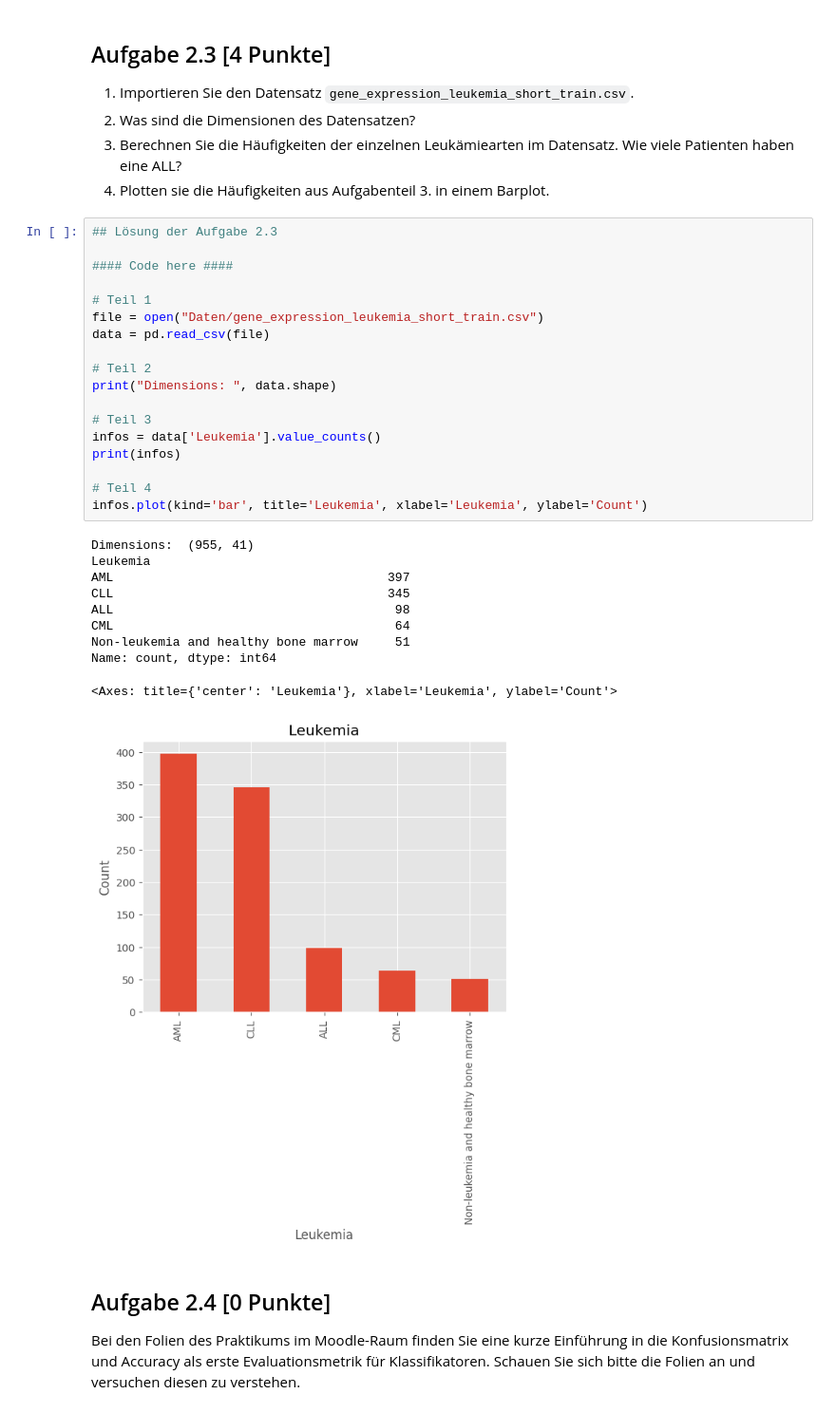
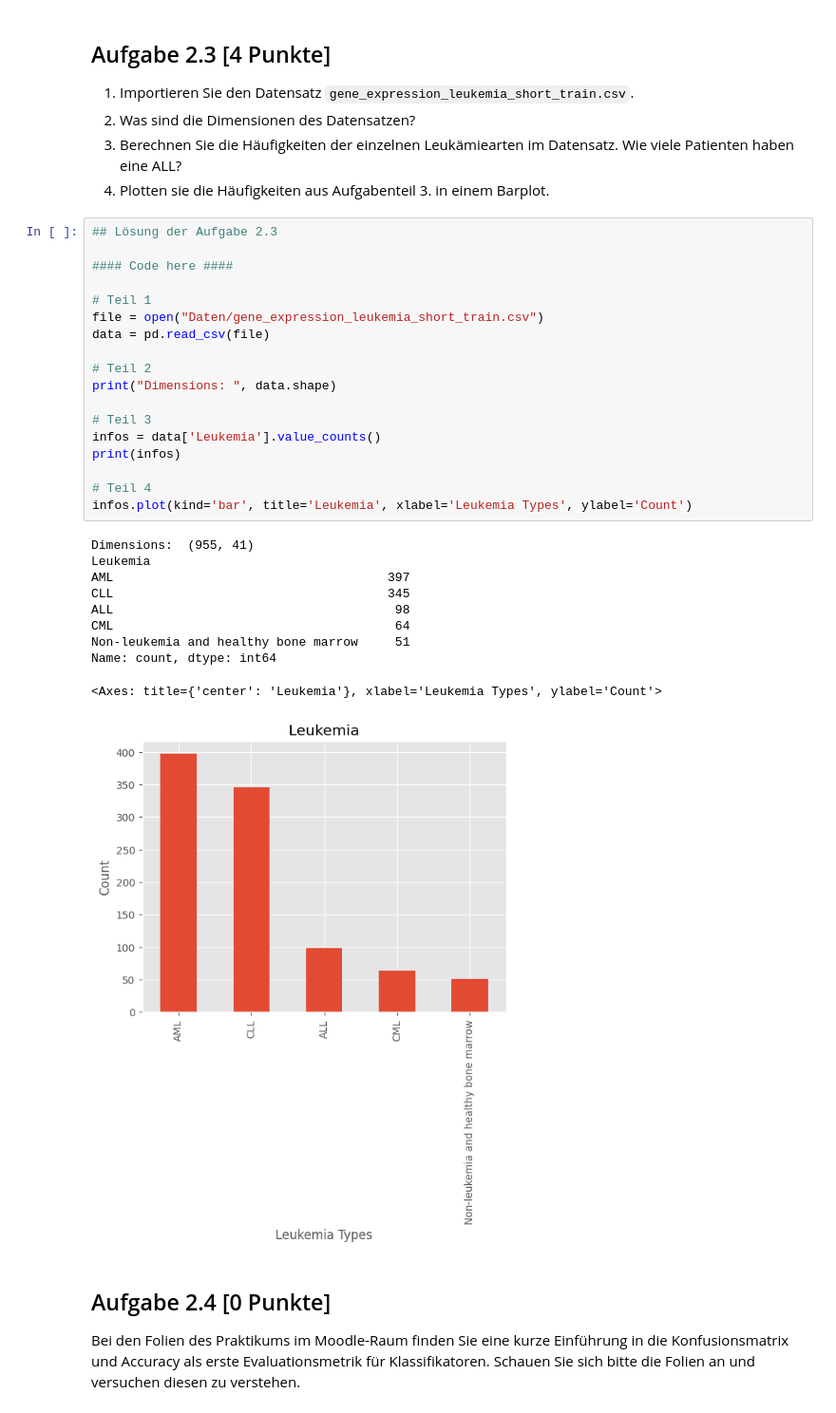
Before and after one commit to h4mdah/ML-Praktikum-1, a Jupyter notebook: Blatt 1 - ML1.ipynb, the cells around one changed output. Shown at 95% size. Drawn from its saved outputs; the diff is of its cells as text.

```diff
--- a/Blatt 1 - ML1.ipynb
+++ b/Blatt 1 - ML1.ipynb
@@ -147,32 +147,32 @@ plt.style.use('ggplot')
 # %%
 ## Lösung der Aufgabe 2.3
 
 #### Code here ####
 
 # Teil 1
 file = open("Daten/gene_expression_leukemia_short_train.csv")
 data = pd.read_csv(file)
 
 # Teil 2
 print("Dimensions: ", data.shape)
 
 # Teil 3
 infos = data['Leukemia'].value_counts()
 print(infos)
 
 # Teil 4
-infos.plot(kind='bar', title='Leukemia', xlabel='Leukemia', ylabel='Count')
+infos.plot(kind='bar', title='Leukemia', xlabel='Leukemia Types', ylabel='Count')
 # %% [output]
 Dimensions:  (955, 41)
 Leukemia
 AML                                     397
 CLL                                     345
 ALL                                      98
 CML                                      64
 Non-leukemia and healthy bone marrow     51
 Name: count, dtype: int64
-<Axes: title={'center': 'Leukemia'}, xlabel='Leukemia', ylabel='Count'>
+<Axes: title={'center': 'Leukemia'}, xlabel='Leukemia Types', ylabel='Count'>
-[figure, old version]
+[figure, new version]
 # %% [markdown]
 ## Aufgabe 2.4 [0 Punkte]
 Bei den Folien des Praktikums im Moodle-Raum finden Sie eine kurze Einführung in die Konfusionsmatrix und Accuracy als erste Evaluationsmetrik für Klassifikatoren. Schauen Sie sich bitte die Folien an und versuchen diesen zu verstehen.
```
Also changed, not shown: parts of 1 cell of this notebook.
